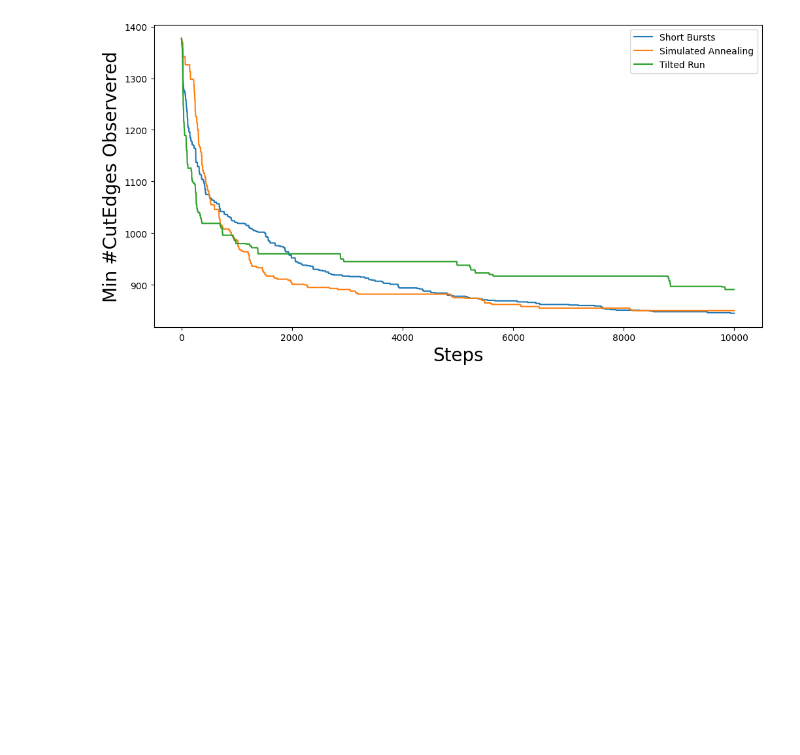
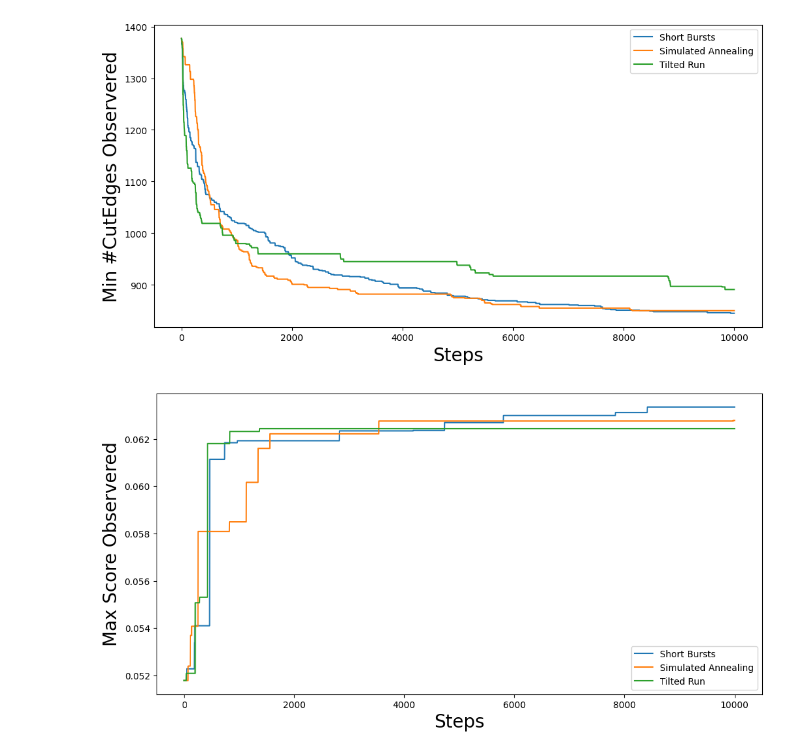
Before and after one commit to laurencelo1/gerrymandering-analysis, a Jupyter notebook: short_burst.ipynb, the cells around one changed output. Drawn from its saved outputs; the diff is of its cells as text; code cells hidden in the pictures; blank space fills up the shorter version.

Commit message:
short_burst

```diff
--- a/short_burst.ipynb
+++ b/short_burst.ipynb
@@ -114,0 +175,41 @@ plt.show()
+# %%
+total_steps = 10000
+
+# Short Bursts
+max_scores_sb = np.zeros(total_steps)
+scores_sb = np.zeros(total_steps)
+for i, part in enumerate(gingles.short_bursts(10, 1000, with_progress_bar=True)):
+    max_scores_sb[i] = gingles.best_score
+    scores_sb[i] = gingles.score(part)
+
+# Simulated Annealing
+max_scores_anneal = np.zeros(total_steps)
+scores_anneal = np.zeros(total_steps)
+for i, part in enumerate(
+    gingles.simulated_annealing(
+        total_steps,
+        gingles.jumpcycle_beta_function(1000, 4000),
+        beta_magnitude=500,
+        with_progress_bar=True
+    )
+):
+    max_scores_anneal[i] = gingles.best_score
+    scores_anneal[i] = gingles.score(part)
+
+# Tilted Runs
+max_scores_tilt = np.zeros(total_steps)
+scores_tilt = np.zeros(total_steps)
+for i, part in enumerate(gingles.tilted_run(total_steps, 0.125, with_progress_bar=True)):
+    max_scores_tilt[i] = gingles.best_score
+    scores_tilt[i] = gingles.score(part)
+# %%
+fig, ax = plt.subplots(figsize=(12,6))
+plt.plot(max_scores_sb, label="Short Bursts")
+plt.plot(max_scores_anneal, label="Simulated Annealing")
+plt.plot(max_scores_tilt, label="Tilted Run")
+plt.xlabel("Steps", fontsize=20)
+plt.ylabel("Max Score Observered", fontsize=20)
+plt.legend()
+plt.show()
+# %% [output]
+[figure, added]
```
Also changed, not shown: parts of 3 cells of this notebook.
